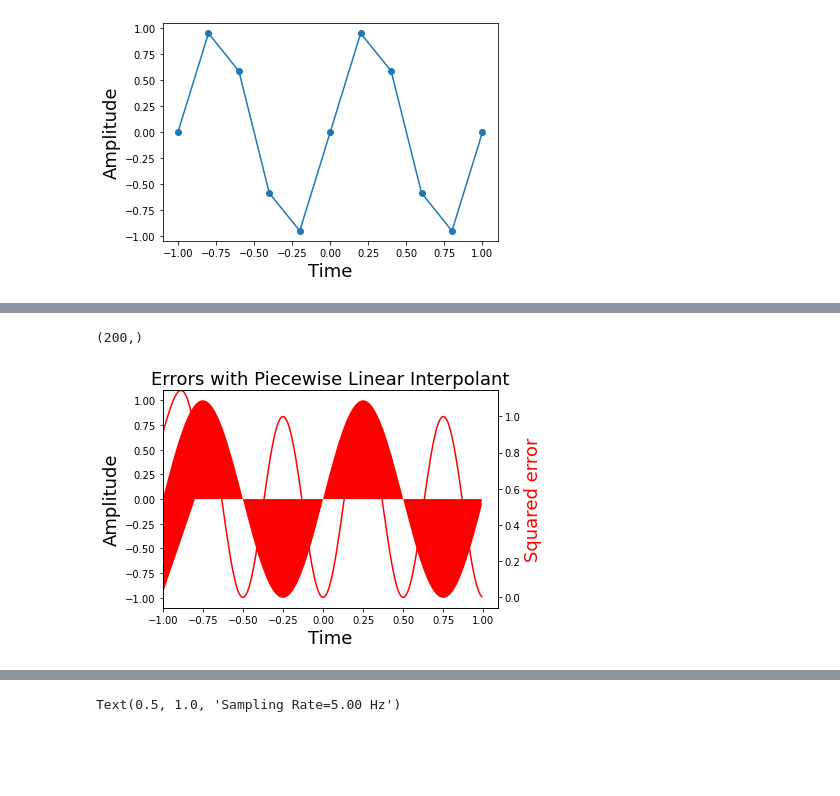
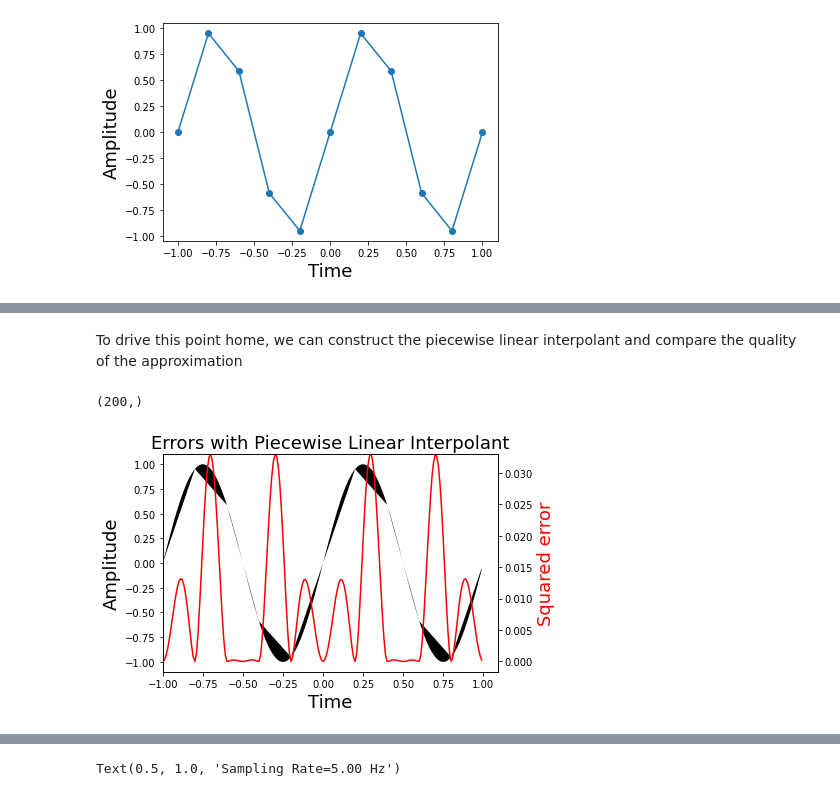
Before and after one commit to hazemMondy/signal-processing, a Jupyter notebook: ch1.ipynb, the cells around one changed output, grey strips where cells are left out. Cells and saved outputs as stored; diff of their text form; code cells hidden in the pictures; blank space fills up the shorter version.

```diff
--- a/ch1.ipynb
+++ b/ch1.ipynb
@@ -36,16 +55,26 @@ Text(0, 0.5, 'Amplitude')
 [figure]
+# %% [markdown]
+To drive this point home, we can construct the piecewise linear interpolant and
+compare the quality of the approximation
 # %%
-interval = [] # piecewise domains
-apprx = [] # line on domains
+"""
+list tp has the intervals for the piecewise approximation and the apprx list
+contains the corresponding linear approximations for each of those intervals.
+"""
+interval=[] # piecewise domains
+apprx = []  # line on domains
 # build up points *evenly* inside of intervals
-tp = np.hstack([np.linspace(t[i],t[i + 1],20,False) for i in range(len(t) - 1)])
-# construct arguments for piecewise
-for i in range(len(t) - 1):
-    interval.append(np.logical_and(t[i] <= tp,tp < t[i + 1]))
-
-apprx.append((x[i + 1] - x[i]) / (t[i + 1] - t[i]) * (tp[interval[-1]] - t[i]) + x[i])
-
-x_hat = np.piecewise(tp, interval[0], apprx) # piecewise linear approximation
+tp = np.hstack(
+   [
+      np.linspace(t[i],t[i+1],20,endpoint=False)
+      for i in range(len(t)-1)
+   ])
+# construct arguments for piecewise2
+for i in range(len(t)-1):
+   # element wise logical operation
+   interval.append( np.logical_and(t[i] <= tp,tp < t[i+1]))
+   apprx.append( (x[i+1]-x[i])/(t[i+1]-t[i])*(tp[interval[-1]]-t[i]) + x[i])
+x_hat = np.piecewise(tp,interval,apprx) # piecewise linear approximation
 # %%
 interval[0].shape
 # %% [output]
@@ -53,14 +82,14 @@ interval[0].shape
 # %%
 fig,ax1 = plt.subplots()
 # fill in the difference between the interpolant and the sine
-ax1.fill_between(tp,x_hat,np.sin(2 * pi * f * tp),facecolor='red')
+ax1.fill_between(tp,x_hat,np.sin(2 * pi * f * tp),facecolor='black')
 ax1.set_xlabel('Time',fontsize = 18)
 ax1.set_ylabel('Amplitude',fontsize = 18)
 ax2 = ax1.twinx() # create clone of ax1
 sqe = (x_hat - np.sin(2 * pi * f * tp)) ** 2 #compute squared-error
 ax2.plot(tp, sqe,'r')
 ax2.axis(xmin=-1,ymax= sqe.max())
 ax2.set_ylabel('Squared error', color='r',fontsize=18)
 ax1.set_title('Errors with Piecewise Linear Interpolant',fontsize=18);
 # %% [output]
-[figure, old version]
+[figure, new version]
```
Also changed, not shown: parts of 6 cells of this notebook.
